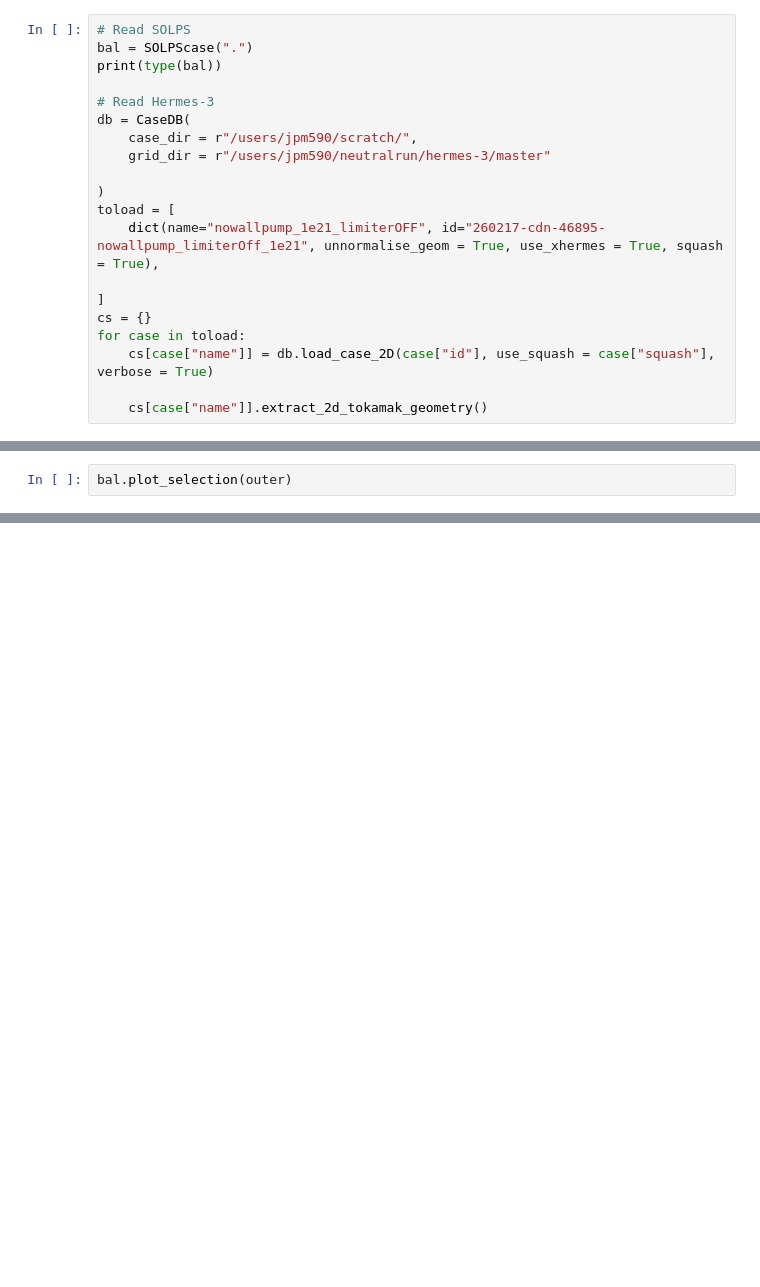
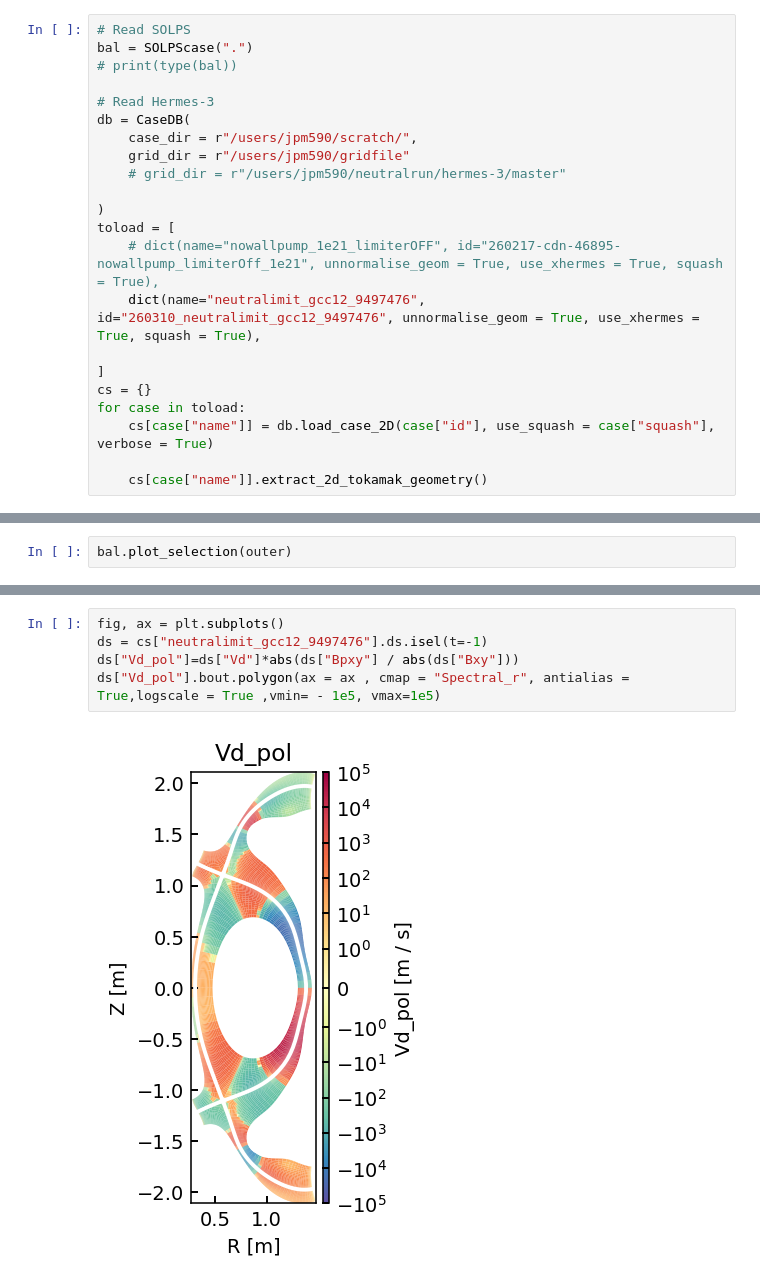
Before and after one commit to sun51027/hermes3-2dplots, a Jupyter notebook: plot_solps_balance.ipynb, the cells around one changed output, grey strips where cells are left out. Saved outputs shown, nothing was run; the diff lists cells and outputs as text; blank space fills up the shorter version.

```diff
--- a/plot_solps_balance.ipynb
+++ b/plot_solps_balance.ipynb
@@ -48,16 +51,18 @@ Not found
 # %%
 # Read SOLPS
 bal = SOLPScase(".")
-print(type(bal))
+# print(type(bal))
 
 # Read Hermes-3
 db = CaseDB(
     case_dir = r"/users/jpm590/scratch/",
-    grid_dir = r"/users/jpm590/neutralrun/hermes-3/master"
+    grid_dir = r"/users/jpm590/gridfile"
+    # grid_dir = r"/users/jpm590/neutralrun/hermes-3/master"
 
 )
 toload = [
-    dict(name="nowallpump_1e21_limiterOFF", id="260217-cdn-46895-nowallpump_limiterOff_1e21", unnormalise_geom = True, use_xhermes = True, squash = True),
+    # dict(name="nowallpump_1e21_limiterOFF", id="260217-cdn-46895-nowallpump_limiterOff_1e21", unnormalise_geom = True, use_xhermes = True, squash = True),
+    dict(name="neutralimit_gcc12_9497476", id="260310_neutralimit_gcc12_9497476", unnormalise_geom = True, use_xhermes = True, squash = True),
 
 ]
 cs = {}
@@ -271,0 +357,7 @@ bal.plot_selection(outer)
+# %%
+fig, ax = plt.subplots()
+ds = cs["neutralimit_gcc12_9497476"].ds.isel(t=-1)
+ds["Vd_pol"]=ds["Vd"]*abs(ds["Bpxy"] / abs(ds["Bxy"]))
+ds["Vd_pol"].bout.polygon(ax = ax , cmap = "Spectral_r", antialias = True,logscale = True ,vmin= - 1e5, vmax=1e5)
+# %% [output]
+[figure, added]
```
Also changed, not shown: parts of 4 cells of this notebook, 10 other files.
